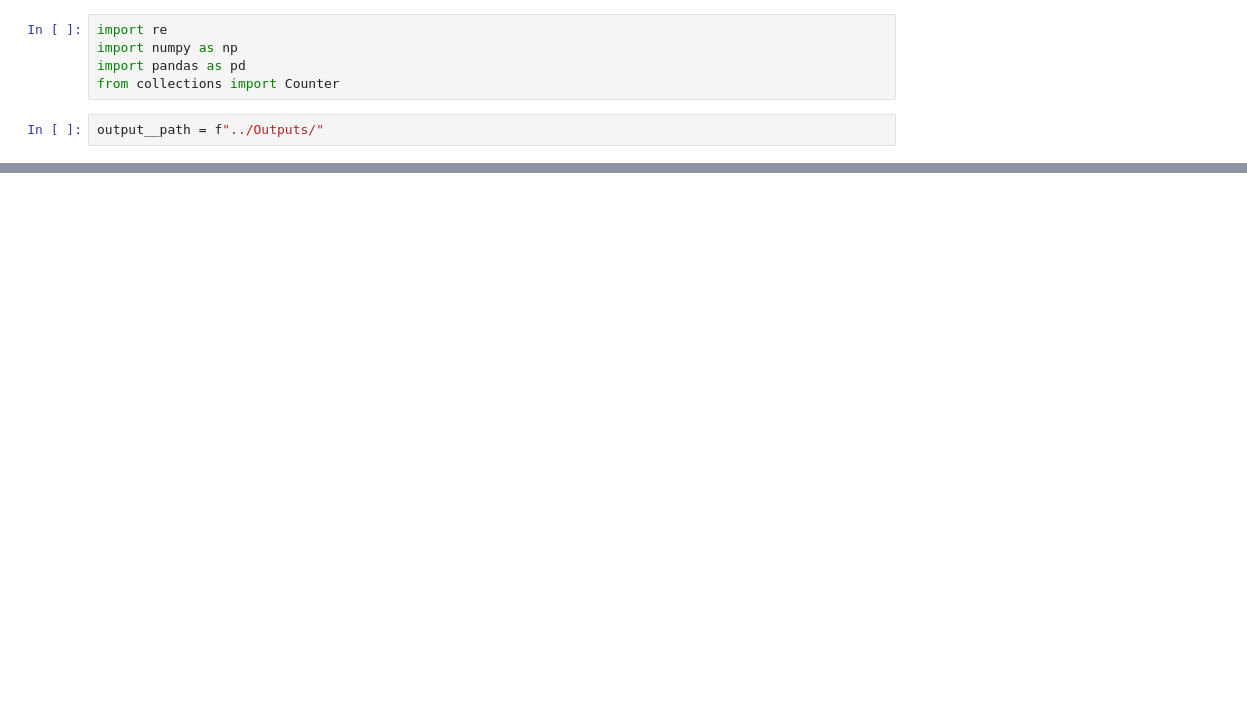
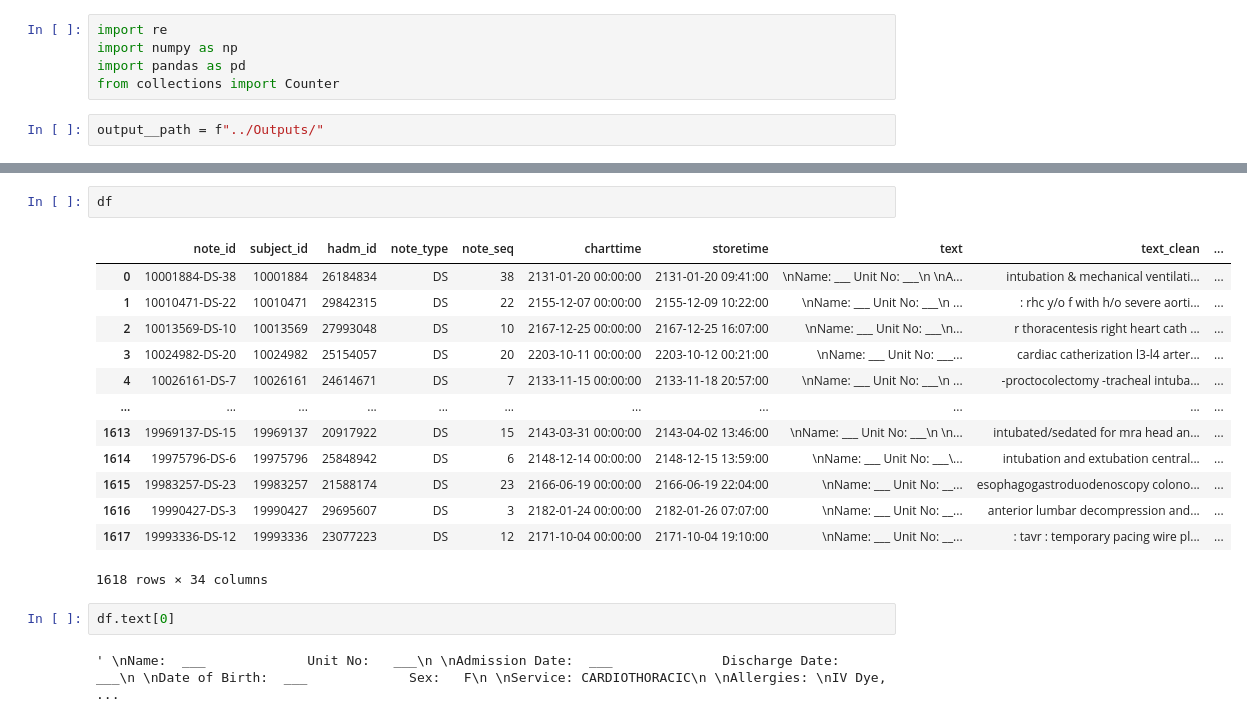
Before and after one commit to cagandeliktas/Master-thesis-Cagan, a Jupyter notebook: Preprocessing/inspect_notes.ipynb, the cells around one changed output, grey strips where cells are left out. Saved outputs shown, nothing was run; the diff lists cells and outputs as text; blank space fills up the shorter version.

```diff
--- a/Preprocessing/inspect_notes.ipynb
+++ b/Preprocessing/inspect_notes.ipynb
@@ -230,0 +887,20 @@ TOP BIGRAMS (doc freq)
+# %%
+df
+# %% [output]
+|  | note_id | subject_id | hadm_id | note_type | note_seq | charttime | storetime | text | text_clean | ... |
+| 0 | 10001884-DS-38 | 10001884 | 26184834 | DS | 38 | 2131-01-20 00:00:00 | 2131-01-20 09:41:00 | \nName: ___ Unit No: ___\n \nA... | intubation & mechanical ventilati... | ... |
+| 1 | 10010471-DS-22 | 10010471 | 29842315 | DS | 22 | 2155-12-07 00:00:00 | 2155-12-09 10:22:00 | \nName: ___ Unit No: ___\n ... | : rhc y/o f with h/o severe aorti... | ... |
+| 2 | 10013569-DS-10 | 10013569 | 27993048 | DS | 10 | 2167-12-25 00:00:00 | 2167-12-25 16:07:00 | \nName: ___ Unit No: ___\n... | r thoracentesis right heart cath ... | ... |
+| 3 | 10024982-DS-20 | 10024982 | 25154057 | DS | 20 | 2203-10-11 00:00:00 | 2203-10-12 00:21:00 | \nName: ___ Unit No: ___... | cardiac catherization l3-l4 arter... | ... |
+| 4 | 10026161-DS-7 | 10026161 | 24614671 | DS | 7 | 2133-11-15 00:00:00 | 2133-11-18 20:57:00 | \nName: ___ Unit No: ___\n ... | -proctocolectomy -tracheal intuba... | ... |
+| ... | ... | ... | ... | ... | ... | ... | ... | ... | ... | ... |
+| 1613 | 19969137-DS-15 | 19969137 | 20917922 | DS | 15 | 2143-03-31 00:00:00 | 2143-04-02 13:46:00 | \nName: ___ Unit No: ___\n \n... | intubated/sedated for mra head an... | ... |
+| 1614 | 19975796-DS-6 | 19975796 | 25848942 | DS | 6 | 2148-12-14 00:00:00 | 2148-12-15 13:59:00 | \nName: ___ Unit No: ___\... | intubation and extubation central... | ... |
+| 1615 | 19983257-DS-23 | 19983257 | 21588174 | DS | 23 | 2166-06-19 00:00:00 | 2166-06-19 22:04:00 | \nName: ___ Unit No: __... | esophagogastroduodenoscopy colono... | ... |
+| 1616 | 19990427-DS-3 | 19990427 | 29695607 | DS | 3 | 2182-01-24 00:00:00 | 2182-01-26 07:07:00 | \nName: ___ Unit No: __... | anterior lumbar decompression and... | ... |
+| 1617 | 19993336-DS-12 | 19993336 | 23077223 | DS | 12 | 2171-10-04 00:00:00 | 2171-10-04 19:10:00 | \nName: ___ Unit No: __... | : tavr : temporary pacing wire pl... | ... |
+1618 rows × 34 columns
+# %%
+df.text[0]
+# %% [output]
+' \nName:  ___             Unit No:   ___\n \nAdmission Date:  ___              Discharge Date:   ___\n \nDate of Birth:  ___             Sex:   F\n \nService: CARDIOTHORACIC\n \nAllergies: \nIV Dye,  ...
```
Also changed, not shown: parts of 8 cells of this notebook, 3 other files.
